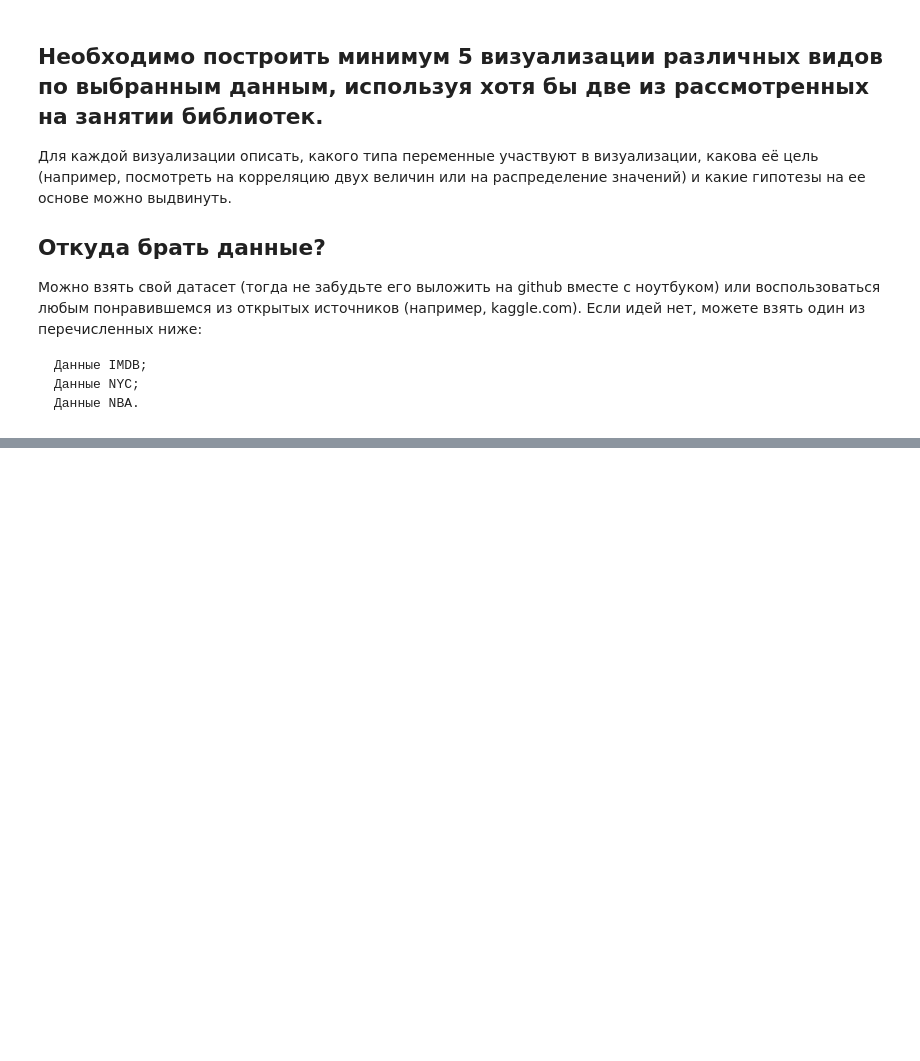
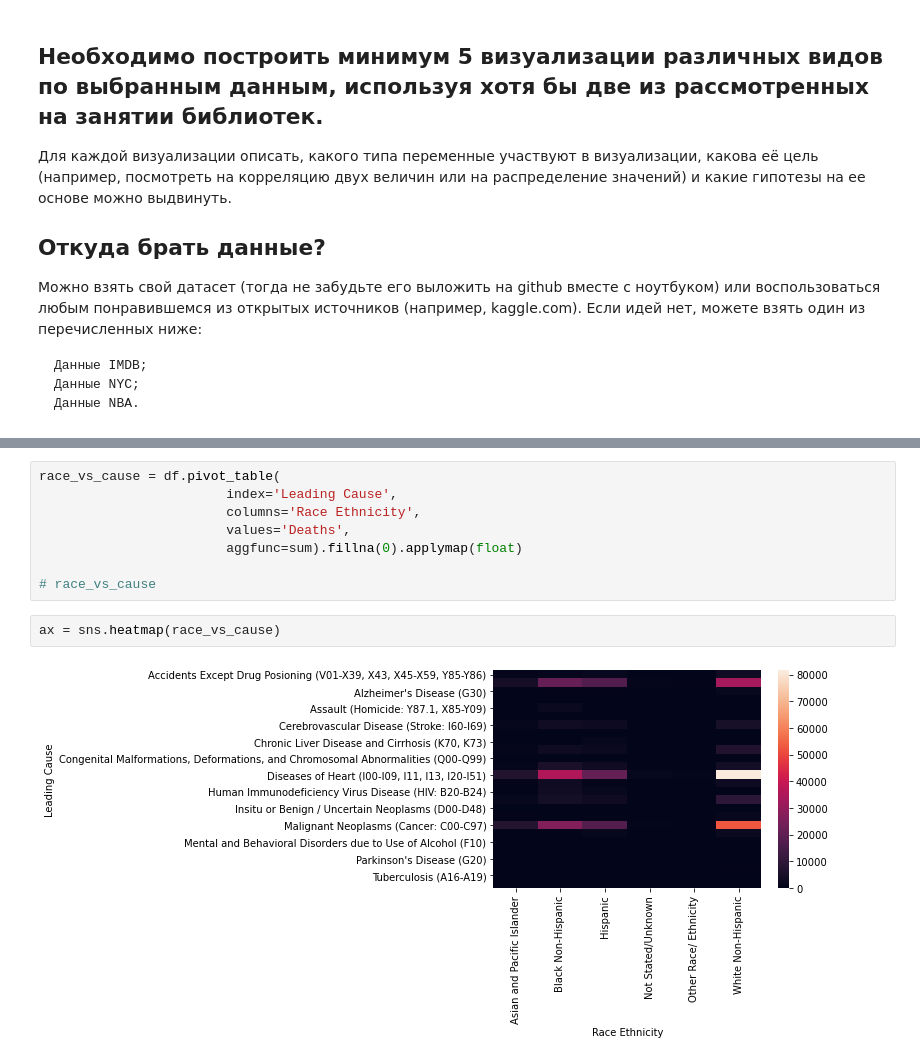
Before and after one commit to HeliosBI/PYDAHW16, a Jupyter notebook: PYDAHW16.ipynb, the cells around one changed output, grey strips where cells are left out. Drawn from its saved outputs; the diff is of its cells as text; blank space fills up the shorter version.

```diff
--- a/PYDAHW16.ipynb
+++ b/PYDAHW16.ipynb
@@ -12,0 +77,12 @@
+# %%
+race_vs_cause = df.pivot_table(
+                        index='Leading Cause',
+                        columns='Race Ethnicity',
+                        values='Deaths',
+                        aggfunc=sum).fillna(0).applymap(float)
+
+# race_vs_cause
+# %%
+ax = sns.heatmap(race_vs_cause)
+# %% [output]
+[figure, added]
```
Also changed, not shown: parts of 14 cells of this notebook.
